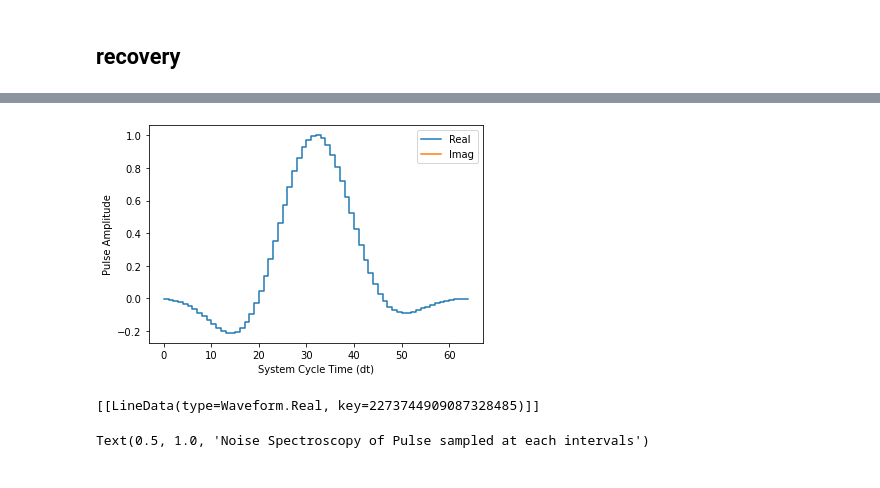
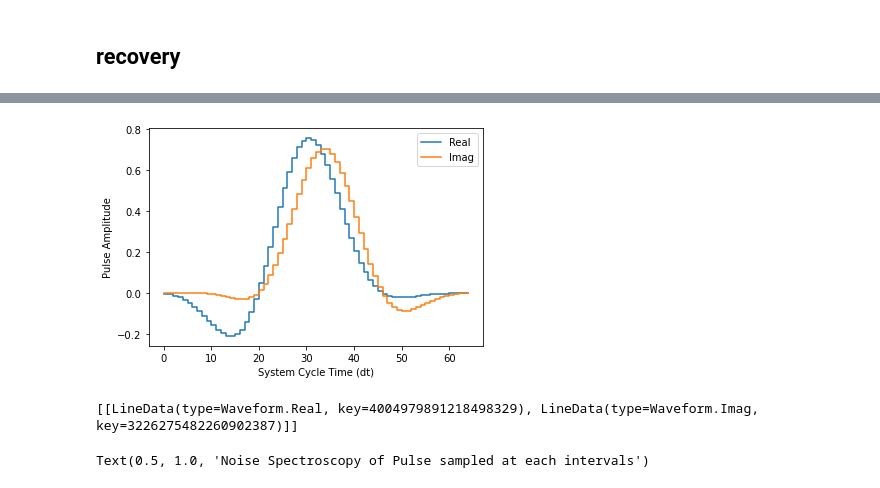
Before and after one commit to Fan-0/AQI2022, a Jupyter notebook: Summer 2022/July 25 Update.ipynb, the cells around one changed output, grey strips where cells are left out. Saved outputs shown, nothing was run; the diff lists cells and outputs as text; code cells hidden in the pictures.

```diff
--- a/Summer 2022/July 25 Update.ipynb
+++ b/Summer 2022/July 25 Update.ipynb
@@ -309,29 +337,29 @@ print(np.array(real)**2+np.array(imag)**2)
 # %%
 # Generate waveforms on channel 0
-chan_events = ChannelEvents.load_program(canon.block_to_schedule(custom_Pulse_2), drive_chan0)
+chan_events = ChannelEvents.load_program(canon.block_to_schedule(circ_batch[0]), drive_chan0)
 waveforms = chan_events.get_waveforms()
 line_data_lists = [gen_filled_waveform_stepwise(
                    waveform,
                    formatter=stylesheet.QiskitPulseStyle().formatter,
                    device=device_info.OpenPulseBackendInfo())
                    for waveform in waveforms]
 
 # Plot the waveforms
 plt.figure()
 for line_data_list in line_data_lists:
     for line_data in line_data_list:
         if line_data.data_type == 'Waveform.Real':
             real, = plt.plot(line_data.xvals, line_data.yvals, color='C0', label='Real')
         elif line_data.data_type == 'Waveform.Imag':
             imag, = plt.plot(line_data.xvals, line_data.yvals, color='C1', label='Imag')
 plt.xlabel("System Cycle Time (dt)")
 plt.ylabel("Pulse Amplitude")
 plt.legend(handles=[real, imag])
 plt.show()
 print(line_data_lists)
 # %% [output]
-[figure, old version]
+[figure, new version]
-[[LineData(type=Waveform.Real, key=2273744909087328485)]]
+[[LineData(type=Waveform.Real, key=4004979891218498329), LineData(type=Waveform.Imag, key=3226275482260902387)]]
 # %%
 # import numpy as np
 import matplotlib.pyplot as plt
```
Also changed, not shown: parts of 7 cells of this notebook, 1 other file.
